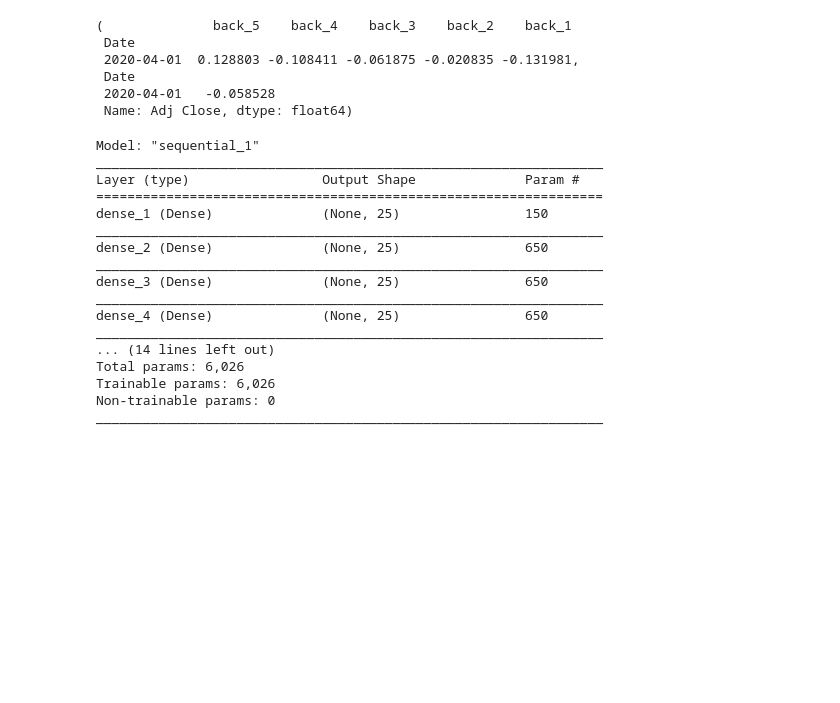
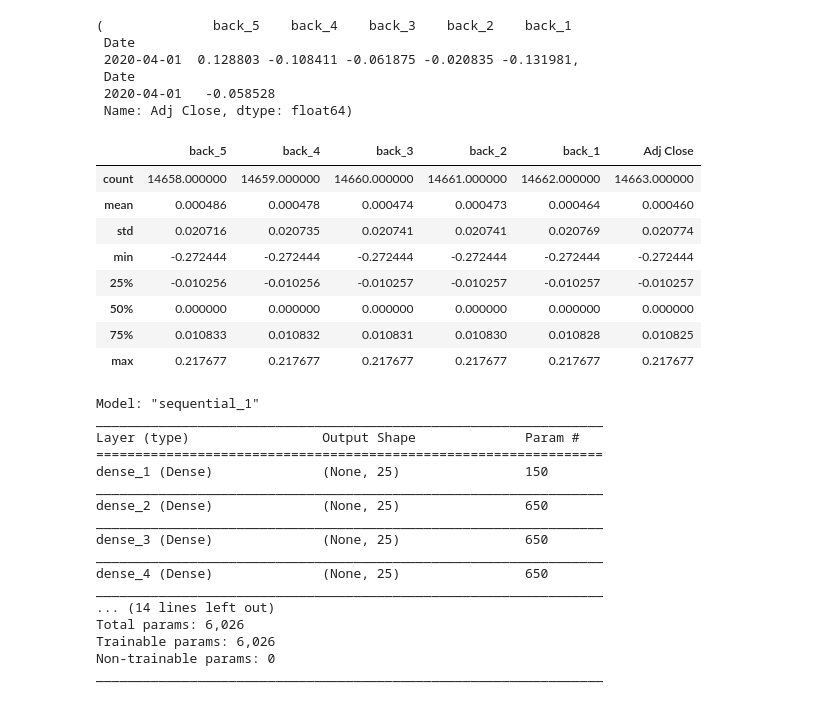
Before and after one commit to AHalarewicz/TimeSeriesAnalysis, a Jupyter notebook: notebooks/keras_predictions.ipynb, the cells around one changed output. Saved outputs shown, nothing was run; the diff lists cells and outputs as text; code cells hidden in the pictures; blank space fills up the shorter version.

```diff
--- a/notebooks/keras_predictions.ipynb
+++ b/notebooks/keras_predictions.ipynb
@@ -137,3 +138,15 @@ def format_predictors_and_targets(df):
 # create array of targets
 #target = time_series_df[['Adj Close']].values
 #type(target)
+# %%
+time_series_df.describe()
+# %% [output]
+|  | back_5 | back_4 | back_3 | back_2 | back_1 | Adj Close |
+| count | 14658.000000 | 14659.000000 | 14660.000000 | 14661.000000 | 14662.000000 | 14663.000000 |
+| mean | 0.000486 | 0.000478 | 0.000474 | 0.000473 | 0.000464 | 0.000460 |
+| std | 0.020716 | 0.020735 | 0.020741 | 0.020741 | 0.020769 | 0.020774 |
+| min | -0.272444 | -0.272444 | -0.272444 | -0.272444 | -0.272444 | -0.272444 |
+| 25% | -0.010256 | -0.010256 | -0.010257 | -0.010257 | -0.010257 | -0.010257 |
+| 50% | 0.000000 | 0.000000 | 0.000000 | 0.000000 | 0.000000 | 0.000000 |
+| 75% | 0.010833 | 0.010832 | 0.010831 | 0.010830 | 0.010828 | 0.010825 |
+| max | 0.217677 | 0.217677 | 0.217677 | 0.217677 | 0.217677 | 0.217677 |
```
Also changed, not shown: parts of 17 cells of this notebook, 1 other file.
